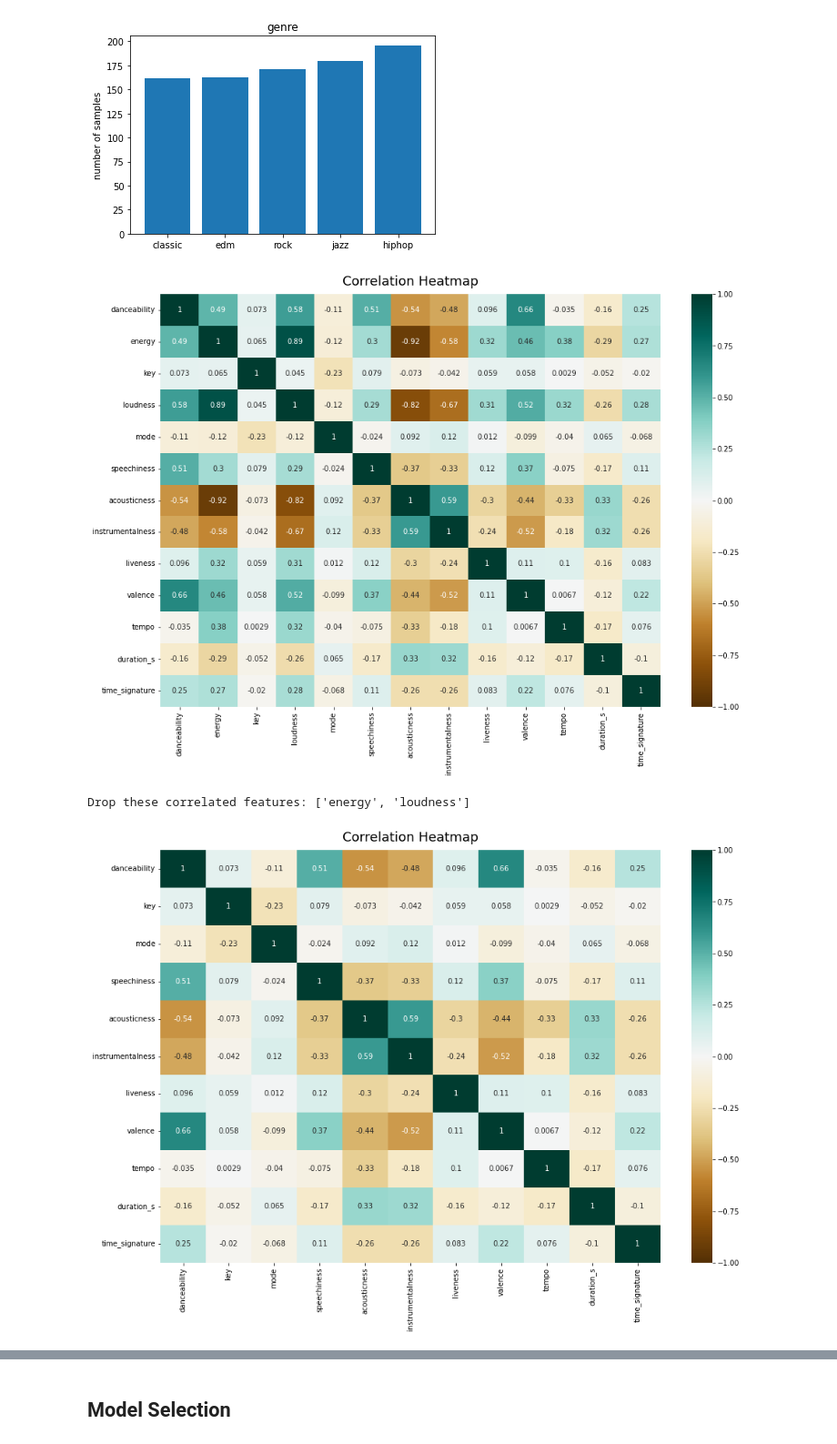
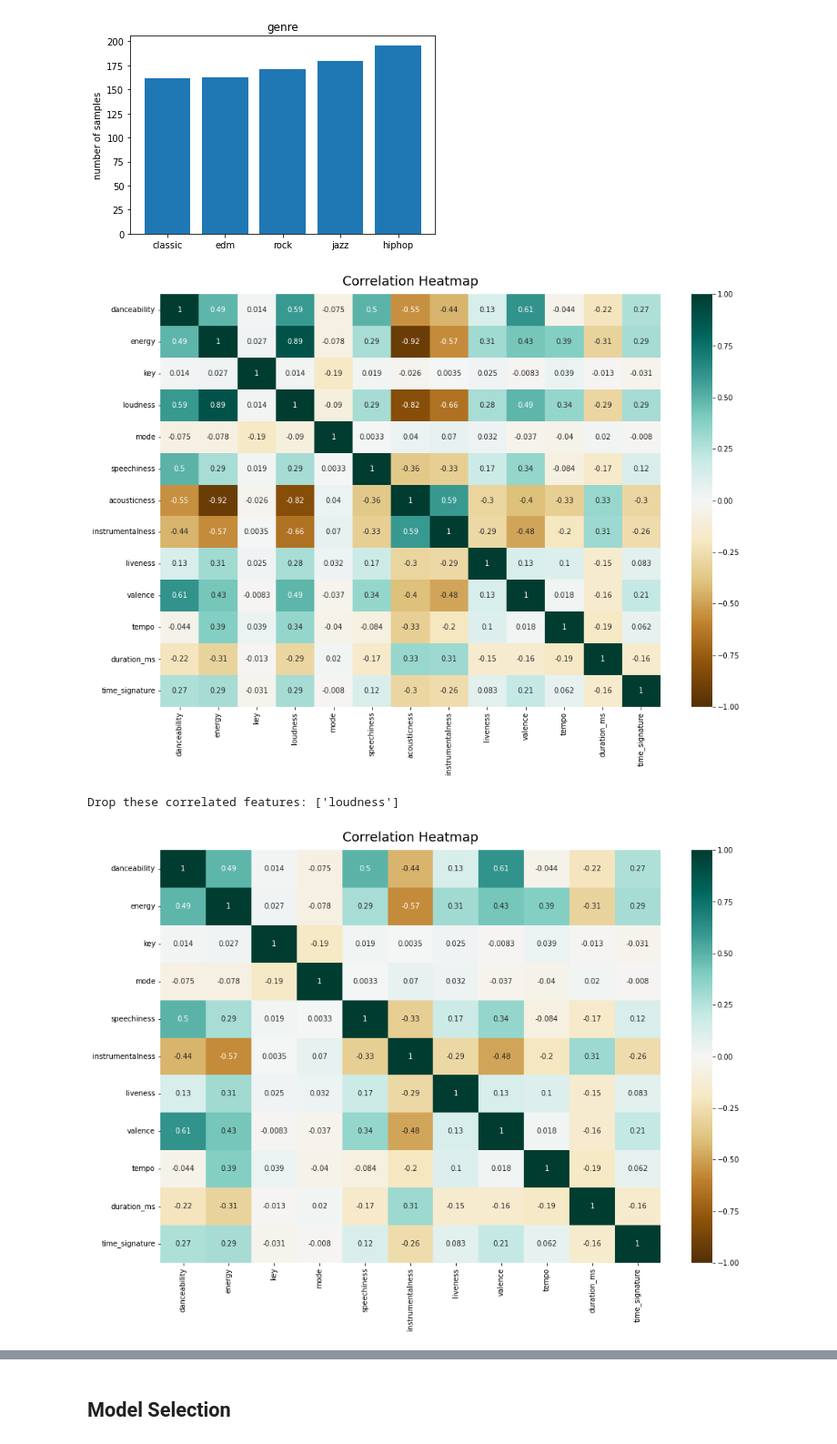
Before and after one commit to ReneH98/ml-spotify, a Jupyter notebook: src/ml_workflow/rene.ipynb, the cells around one changed output, grey strips where cells are left out. Shown at 91% size. Saved outputs shown, nothing was run; the diff lists cells and outputs as text; code cells hidden in the pictures.

```diff
--- a/src/ml_workflow/rene.ipynb
+++ b/src/ml_workflow/rene.ipynb
@@ -89,10 +89,6 @@ Data columns (total 14 columns):
  13  genre             1515 non-null   object
 dtypes: float64(9), int64(4), object(1)
 memory usage: 165.8+ KB
-# %%
-# convert ms to sec
-raw_data.duration_ms /= 1000
-raw_data.rename(columns={"duration_ms": "duration_s"}, inplace=True)
 # %%
 # remove samples with key == -1
 befor = len(raw_data)
@@ -230,7 +226,7 @@ heatmap = sns.heatmap(data["x_train"].corr(), vmin=-1, vmax=1, annot=True, cmap=
 heatmap.set_title('Correlation Heatmap', fontdict={'fontsize':18}, pad=12)
 fig.set_size_inches(15.5, 10.5, forward=True)
 # %% [output]
-[figure, old version]
+[figure, new version]
 # %%
 def find_correlated_features(df:pd.DataFrame, threshold:float) -> list:
     correlation_matrix = df.corr().abs()
@@ -240,7 +236,7 @@ def find_correlated_features(df:pd.DataFrame, threshold:float) -> list:
 
     for row in range(len(up)-1):
         for col in range (row + 1, len(up)):
-            if(correlation_matrix.iloc[row, col] > threshold):
+            if(correlation_matrix.iloc[row, col] >= threshold):
                 if(avg_correlation.iloc[row] > avg_correlation.iloc[col]):
                     drop.append(row)
                 else:
@@ -251,20 +247,24 @@ def find_correlated_features(df:pd.DataFrame, threshold:float) -> list:
 
     return dropcols_names
 # %%
-correlated_features = find_correlated_features(data["x_train"], .89)
+correlated_features = find_correlated_features(data["x_train"], .88)
 print(f'Drop these correlated features: {correlated_features}')
 
 data["x_train"].drop(correlated_features, axis=1, inplace=True)
 [data["features"].remove(f) for f in correlated_features]
-data["features"]
+for feature in correlated_features:
+    if feature in data["categorical_features"]:
+        data["categorical_features"].remove(feature)
+    if feature in data["numeric_features"]:
+        data["numeric_features"].remove(feature)
 
 fig = plt.figure()
 heatmap = sns.heatmap(data["x_train"].corr(), vmin=-1, vmax=1, annot=True, cmap='BrBG')
 heatmap.set_title('Correlation Heatmap', fontdict={'fontsize':18}, pad=12)
 fig.set_size_inches(15.5, 10.5, forward=True)
 # %% [output]
-Drop these correlated features: ['energy', 'loudness']
+Drop these correlated features: ['loudness']
-[figure, old version]
+[figure, new version]
 # %%
 train_combined = data["x_train"].copy()
 train_combined["genre"] = data["y_train"]
```
Also changed, not shown: parts of 9 cells of this notebook, 1 other file.
